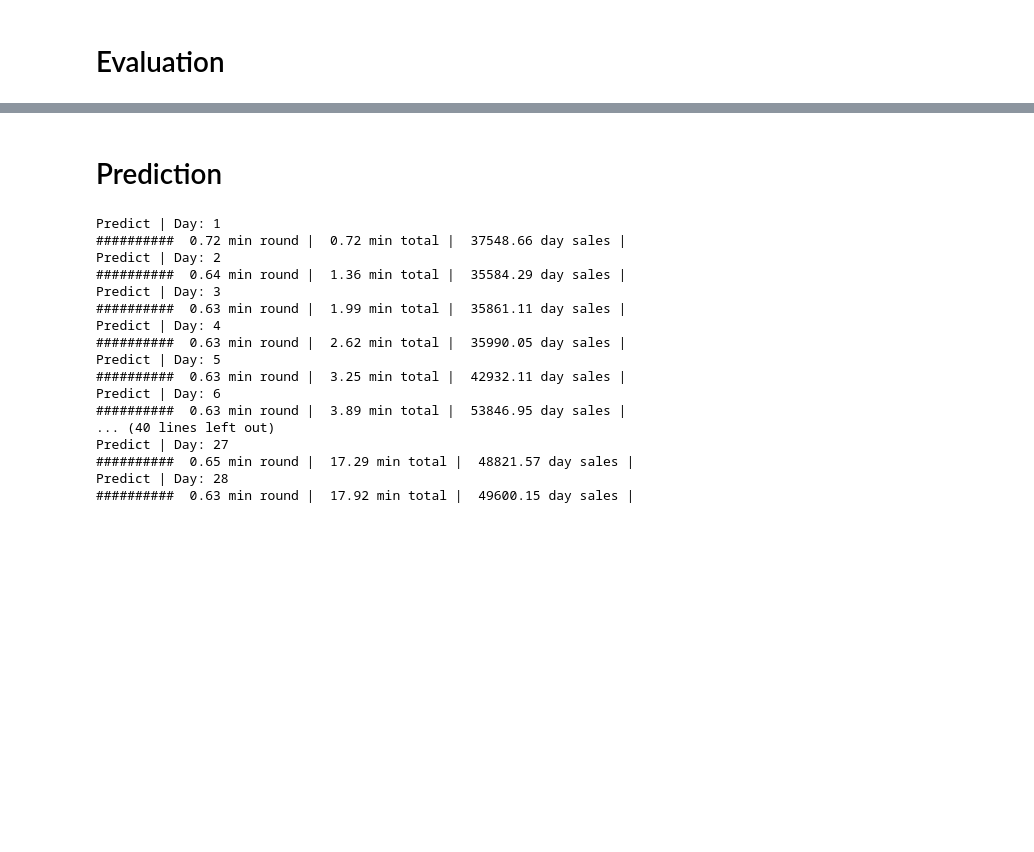
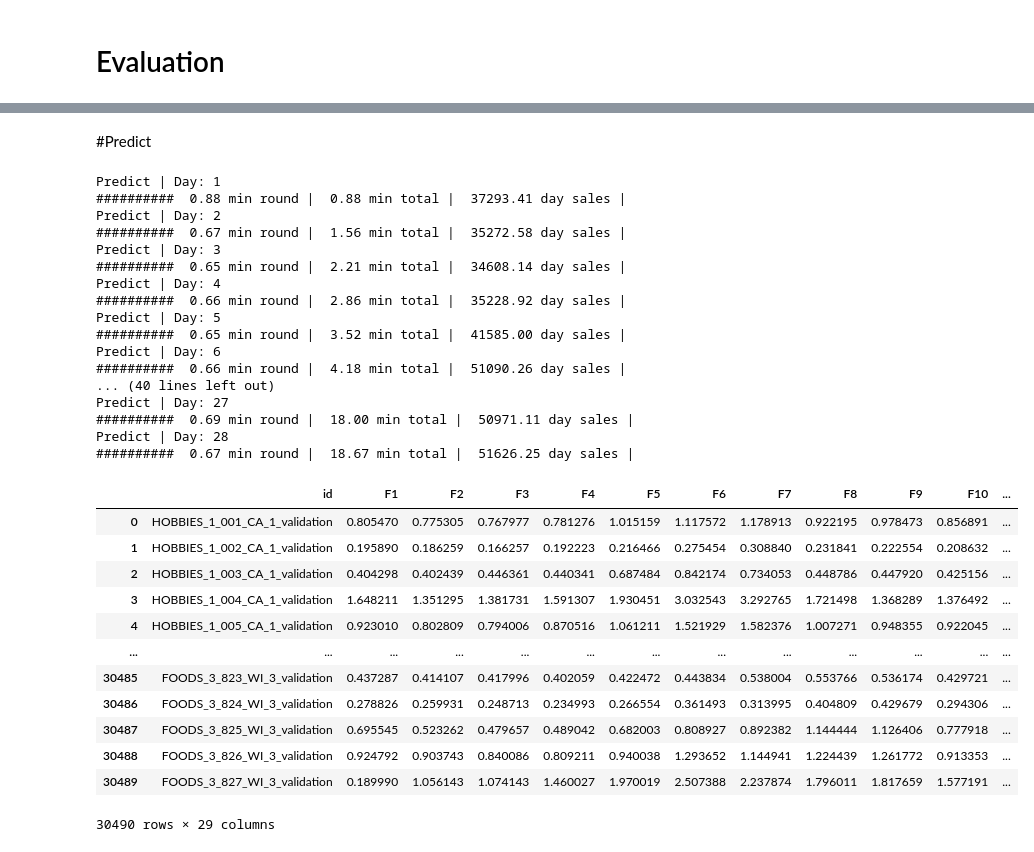
Before and after one commit to ipejun-ai/m5-accuracy, a Jupyter notebook: m5_three_shades_of_dark_darker_magic.ipynb, the cells around one changed output, grey strips where cells are left out. Cells and saved outputs as stored; diff of their text form; code cells hidden in the pictures; blank space fills up the shorter version.

```diff
--- a/m5_three_shades_of_dark_darker_magic.ipynb
+++ b/m5_three_shades_of_dark_darker_magic.ipynb
@@ -518,10 +345,0 @@ if USE_AUX:
-# %%
-if USE_PKL:
-  grid_df_all=pd.read_pickle(AUX_MODELS+'grid_df_all_v'+str(VER)+'.pkl')
-  features=pd.read_csv(AUX_MODELS+'feature_v'+str(VER)+'.csv',header=None)
-  features_columns=list(features[0])
-else:
-  grid_df_all, features_columns = get_data()
-  grid_df_all.to_pickle(AUX_MODELS+'grid_df_all_v'+str(VER)+'.pkl')
-  imp=pd.DataFrame({'feature': features_columns})
-  imp.to_csv(AUX_MODELS+'feature_v'+str(VER)+'.csv', index=False)
@@ -534,11 +350,7 @@ for store_id in STORES_IDS:
     print('Train', store_id)
 
     # Get grid for current store
-    #grid_df, features_columns = get_data_by_store(store_id)
-    grid_df=grid_df_all[grid_df_all['store_id']==store_id]
-    grid_df=grid_df.drop("store_id",axis=1)
-    ##borutaで選択した特徴量に変換
-    features_columns=[x for x in features_columns if x in selected_feature]
+    grid_df, features_columns = get_data_by_store(store_id)
 
     # Masks for
     # Train (All data less than 1913)
@@ -588,9 +400,8 @@ for store_id in STORES_IDS:
     # like estimator.predict(TEST, num_iteration=100)
     # num_iteration - number of iteration want to predict with,
     # NULL or <= 0 means use best iteration
-    if USE_AUX==False:
-      model_name = AUX_MODELS+'lgb_model_'+store_id+'_v'+str(VER)+'.bin'
-      pickle.dump(estimator, open(model_name, 'wb'))
+    model_name = AUX_MODELS+'lgb_model_'+store_id+'_v'+str(VER)+'.bin'
+    pickle.dump(estimator, open(model_name, 'wb'))
 
     # Remove temporary files and objects
     # to free some hdd space and ram memory
@@ -753,11 +571,11 @@ for store_id in STORES_IDS:
     print('Predict', store_id)
 
     # Get grid for current store
-    #grid_df, features_columns = get_data_by_store(store_id)
-    grid_df=grid_df_all[grid_df_all['store_id']==store_id]
-    grid_df=grid_df.drop("store_id",axis=1)
+    grid_df, features_columns = get_data_by_store(store_id)
+    #grid_df=grid_df_all[grid_df_all['store_id']==store_id]
+    #grid_df=grid_df.drop("store_id",axis=1)
     ##borutaで選択した特徴量に変換
-    features_columns=[x for x in features_columns if x in selected_feature]
+    #features_columns=[x for x in features_columns if x in selected_feature]
 
     # Masks for
     # Train (All data less than 1913)
@@ -1033,7 +814,7 @@ create_dashboard(evaluator)
 [figure]
 ... (8 outputs left out)
 # %% [markdown]
-# Prediction
+#Predict
 # %%
 ########################### Predict
 #################################################################################
@@ -1052,9 +833,7 @@ main_time = time.time()
 # Loop over each prediction day
 # As rolling lags are the most timeconsuming
 # we will calculate it for whole day
-#for PREDICT_DAY in range(1,29):
-for PREDICT_DAY in range(1,2):
-
+for PREDICT_DAY in range(1,29):
     print('Predict | Day:', PREDICT_DAY)
     start_time = time.time()
 
@@ -1068,49 +847,63 @@ for PREDICT_DAY in range(1,2):
         # for each day/store pairs
         model_path = AUX_MODELS + 'lgb_model_'+store_id+'_v'+str(VER)+'.bin'
         if USE_AUX:
-            model_path = model_path
+            model_path = AUX_MODELS + model_path
 
         estimator = pickle.load(open(model_path, 'rb'))
 
         day_mask = base_test['d']==(END_TRAIN+PREDICT_DAY)
         store_mask = base_test['store_id']==store_id
 
         mask = (day_mask)&(store_mask)
-        #base_test[TARGET][mask] = estimator.predict(grid_df[mask][MODEL_FEATURES])
-        base_test.loc[mask,TARGET]=estimator.predict(grid_df[mask][MODEL_FEATURES])
+        base_test[TARGET][mask] = estimator.predict(grid_df[mask][MODEL_FEATURES])
+
     # Make good column naming and add
     # to all_preds DataFrame
     temp_df = base_test[day_mask][['id',TARGET]]
     temp_df.columns = ['id','F'+str(PREDICT_DAY)]
     if 'id' in list(all_preds):
         all_preds = all_preds.merge(temp_df, on=['id'], how='left')
     else:
         all_preds = temp_df.copy()
 
     print('#'*10, ' %0.2f min round |' % ((time.time() - start_time) / 60),
                   ' %0.2f min total |' % ((time.time() - main_time) / 60),
                   ' %0.2f day sales |' % (temp_df['F'+str(PREDICT_DAY)].sum()))
     del temp_df
 
 all_preds = all_preds.reset_index(drop=True)
+all_preds
 # %% [output]
 Predict | Day: 1
-##########  0.72 min round |  0.72 min total |  37548.66 day sales |
+##########  0.88 min round |  0.88 min total |  37293.41 day sales |
 Predict | Day: 2
-##########  0.64 min round |  1.36 min total |  35584.29 day sales |
+##########  0.67 min round |  1.56 min total |  35272.58 day sales |
 Predict | Day: 3
-##########  0.63 min round |  1.99 min total |  35861.11 day sales |
+##########  0.65 min round |  2.21 min total |  34608.14 day sales |
 Predict | Day: 4
-##########  0.63 min round |  2.62 min total |  35990.05 day sales |
+##########  0.66 min round |  2.86 min total |  35228.92 day sales |
 Predict | Day: 5
-##########  0.63 min round |  3.25 min total |  42932.11 day sales |
+##########  0.65 min round |  3.52 min total |  41585.00 day sales |
 Predict | Day: 6
-##########  0.63 min round |  3.89 min total |  53846.95 day sales |
+##########  0.66 min round |  4.18 min total |  51090.26 day sales |
 ... (40 lines left out)
 Predict | Day: 27
-##########  0.65 min round |  17.29 min total |  48821.57 day sales |
+##########  0.69 min round |  18.00 min total |  50971.11 day sales |
 Predict | Day: 28
-##########  0.63 min round |  17.92 min total |  49600.15 day sales |
+##########  0.67 min round |  18.67 min total |  51626.25 day sales |
+|  | id | F1 | F2 | F3 | F4 | F5 | F6 | F7 | F8 | F9 | F10 | ... |
+| 0 | HOBBIES_1_001_CA_1_validation | 0.805470 | 0.775305 | 0.767977 | 0.781276 | 1.015159 | 1.117572 | 1.178913 | 0.922195 | 0.978473 | 0.856891 | ... |
+| 1 | HOBBIES_1_002_CA_1_validation | 0.195890 | 0.186259 | 0.166257 | 0.192223 | 0.216466 | 0.275454 | 0.308840 | 0.231841 | 0.222554 | 0.208632 | ... |
+| 2 | HOBBIES_1_003_CA_1_validation | 0.404298 | 0.402439 | 0.446361 | 0.440341 | 0.687484 | 0.842174 | 0.734053 | 0.448786 | 0.447920 | 0.425156 | ... |
+| 3 | HOBBIES_1_004_CA_1_validation | 1.648211 | 1.351295 | 1.381731 | 1.591307 | 1.930451 | 3.032543 | 3.292765 | 1.721498 | 1.368289 | 1.376492 | ... |
+| 4 | HOBBIES_1_005_CA_1_validation | 0.923010 | 0.802809 | 0.794006 | 0.870516 | 1.061211 | 1.521929 | 1.582376 | 1.007271 | 0.948355 | 0.922045 | ... |
+| ... | ... | ... | ... | ... | ... | ... | ... | ... | ... | ... | ... | ... |
+| 30485 | FOODS_3_823_WI_3_validation | 0.437287 | 0.414107 | 0.417996 | 0.402059 | 0.422472 | 0.443834 | 0.538004 | 0.553766 | 0.536174 | 0.429721 | ... |
+| 30486 | FOODS_3_824_WI_3_validation | 0.278826 | 0.259931 | 0.248713 | 0.234993 | 0.266554 | 0.361493 | 0.313995 | 0.404809 | 0.429679 | 0.294306 | ... |
+| 30487 | FOODS_3_825_WI_3_validation | 0.695545 | 0.523262 | 0.479657 | 0.489042 | 0.682003 | 0.808927 | 0.892382 | 1.144444 | 1.126406 | 0.777918 | ... |
+| 30488 | FOODS_3_826_WI_3_validation | 0.924792 | 0.903743 | 0.840086 | 0.809211 | 0.940038 | 1.293652 | 1.144941 | 1.224439 | 1.261772 | 0.913353 | ... |
+| 30489 | FOODS_3_827_WI_3_validation | 0.189990 | 1.056143 | 1.074143 | 1.460027 | 1.970019 | 2.507388 | 2.237874 | 1.796011 | 1.817659 | 1.577191 | ... |
+30490 rows × 29 columns
 # %%
 ########################### Export
 #################################################################################
```
Also changed, not shown: parts of 16 cells of this notebook.
